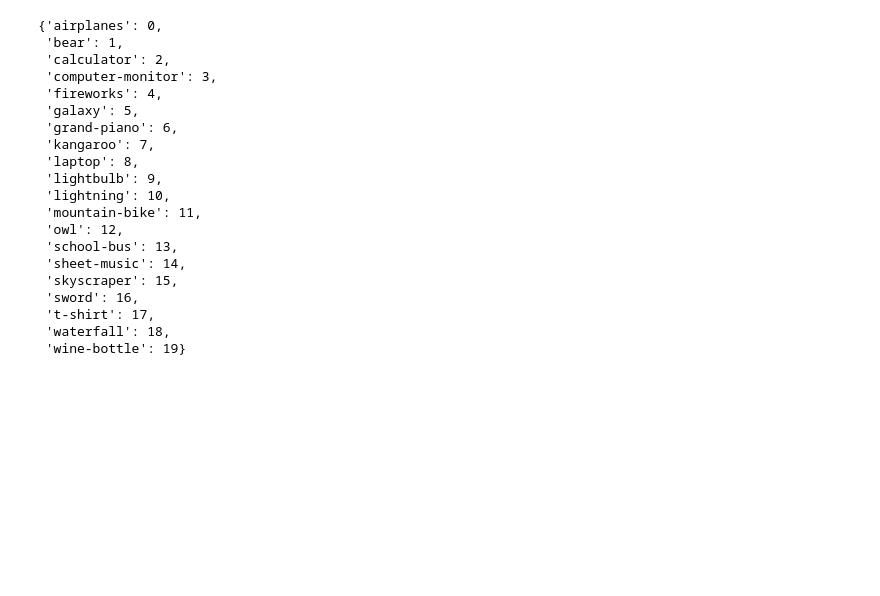
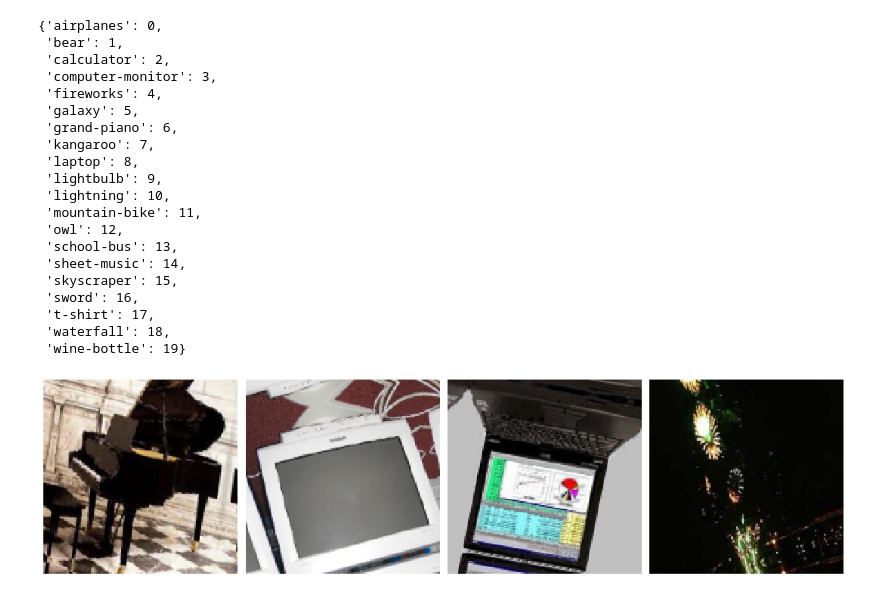
Before and after one commit to mett29/DL-Competition, a Jupyter notebook: image_classification.ipynb, the cells around one changed output. Saved outputs shown, nothing was run; the diff lists cells and outputs as text; code cells hidden in the pictures; blank space fills up the shorter version.

Commit message:
First training
The model was trained to see how it performs with some data augmentation and dropout

```diff
--- a/image_classification.ipynb
+++ b/image_classification.ipynb
@@ -77,36 +76,36 @@ DL-Competition/Classification_Dataset/
 SEED = 1234
 tf.random.set_seed(SEED)
 # %%
-apply_data_augmentation = False
+apply_data_augmentation = True
 
 # Create training ImageDataGenerator object
 if apply_data_augmentation:
     train_data_gen = ImageDataGenerator(rotation_range=10,
-                                        width_shift_range=10,
-                                        height_shift_range=10,
-                                        zoom_range=0.3,
+                                        zoom_range=0.2,
+                                        width_shift_range=0.1,
+                                        height_shift_range=0.1,
+                                        shear_range=0.2,
                                         horizontal_flip=True,
                                         vertical_flip=True,
-                                        fill_mode='constant',
+                                        fill_mode='reflect',
                                         cval=0,
                                         rescale=1./255,
                                         validation_split=0.2)
 else:
     train_data_gen = ImageDataGenerator(rescale=1./255,
-                                        fill_mode='constant',
+                                        fill_mode='reflect',
                                         cval=0,
                                         validation_split=0.2)
 
 # Create test ImageDataGenerator objects
 test_data_gen = ImageDataGenerator(rescale=1./255)
 # %%
-batch_size = 128
-no_epochs = 20
+batch_size = 64
+no_epochs = 30
 no_classes = 20
-validation_split = 0.2
 
-IMG_HEIGHT = 256
-IMG_WIDTH = 256
+IMG_HEIGHT = 200
+IMG_WIDTH = 200
 
 decide_class_indices = False
 if decide_class_indices:
@@ -137,6 +136,7 @@ dataset_dir = os.path.join(PATH, 'training')
 
 train_gen = train_data_gen.flow_from_directory(dataset_dir,
                                                batch_size=batch_size,
+                                               target_size=(IMG_HEIGHT, IMG_WIDTH),
                                                classes=classes,
                                                class_mode='categorical',
                                                shuffle=True,
@@ -146,6 +146,7 @@ train_gen = train_data_gen.flow_from_directory(dataset_dir,
 # Validation
 valid_gen = train_data_gen.flow_from_directory(dataset_dir,
                                                batch_size=batch_size,
+                                               target_size=(IMG_HEIGHT, IMG_WIDTH),
                                                classes=classes,
                                                class_mode='categorical',
                                                shuffle=False,
@@ -189,5 +190,20 @@ train_gen.class_indices
  't-shirt': 17,
  'waterfall': 18,
  'wine-bottle': 19}
+# %%
+# This function will plot images in the form of a grid with 1 row and 4 columns where images are placed in each column.
+def plotImages(images_arr):
+    fig, axes = plt.subplots(1, 4, figsize=(15, 15))
+    axes = axes.flatten()
+    for img, ax in zip(images_arr, axes):
+        ax.imshow(img)
+        ax.axis('off')
+    plt.tight_layout()
+    plt.show()
+# %%
+sample_training_images, _ = next(train_gen)
+plotImages(sample_training_images[:4])
+# %% [output]
+[figure, added]
 # %%
 model = Sequential([
```
Also changed, not shown: parts of 5 cells of this notebook.
